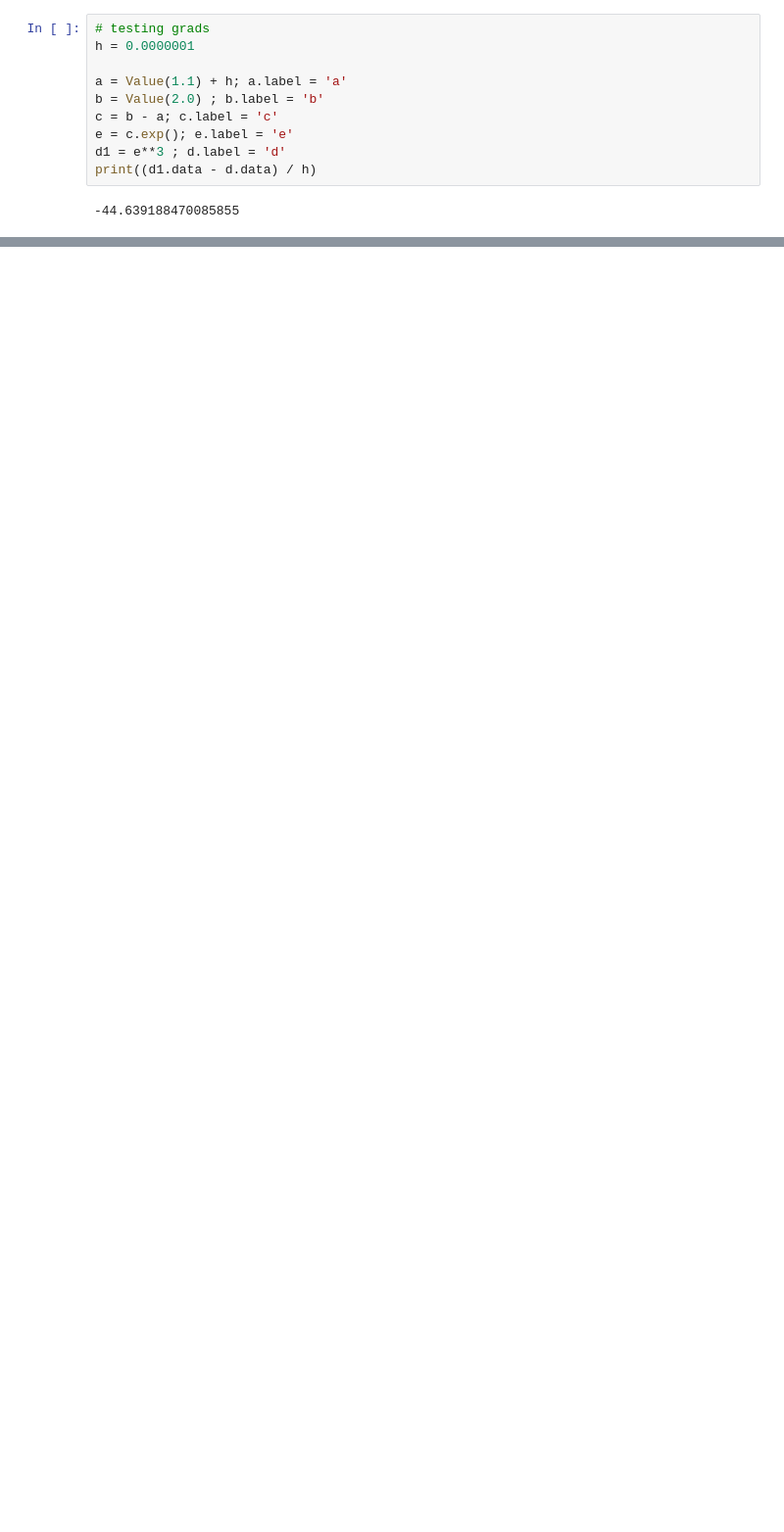
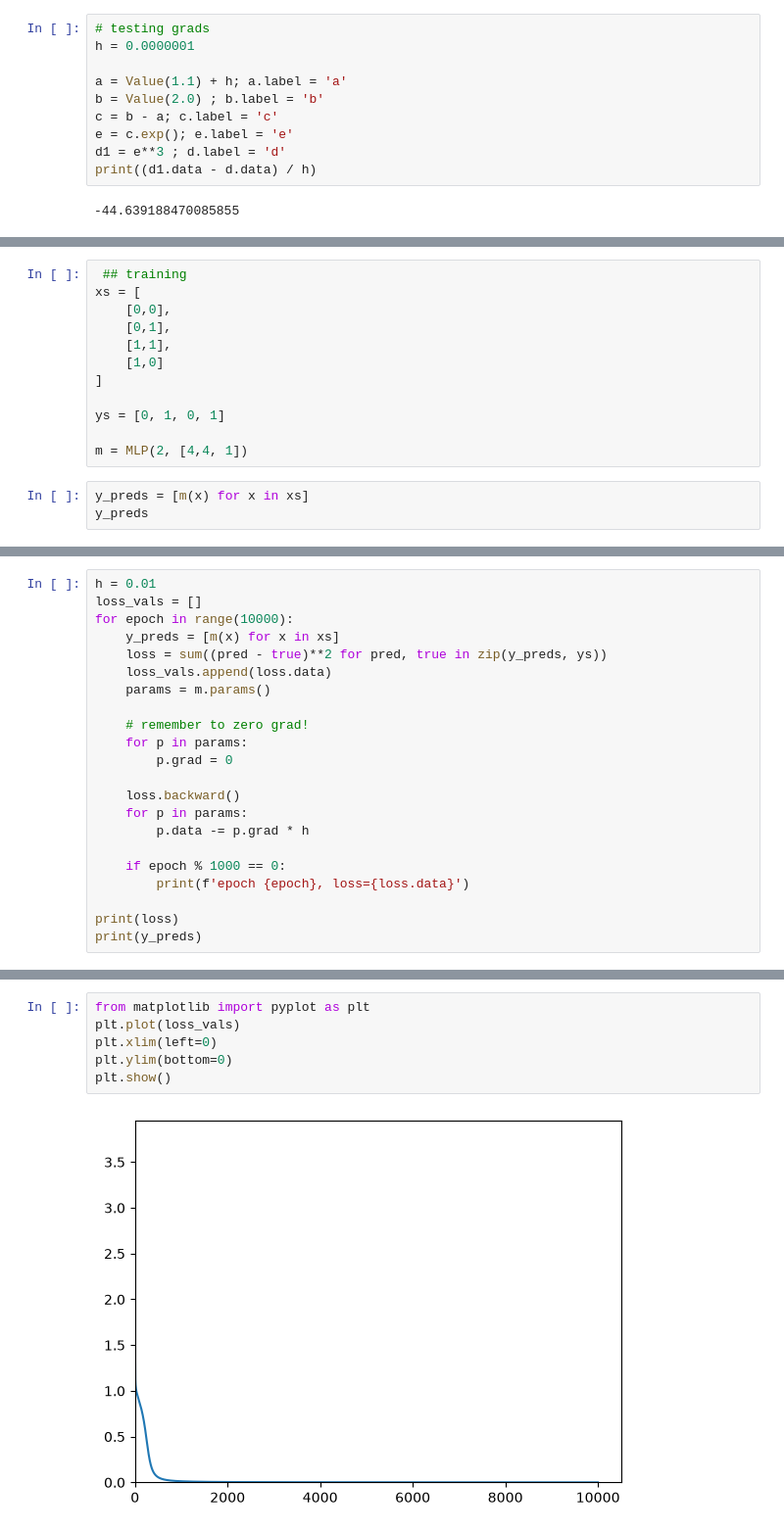
Before and after one commit to ameygupta007/NN-from-scratch, a Jupyter notebook: viz.ipynb, the cells around one changed output, grey strips where cells are left out. Shown at 98% size. Cells and saved outputs as stored; diff of their text form; blank space fills up the shorter version.

```diff
--- a/viz.ipynb
+++ b/viz.ipynb
@@ -74,0 +81,15 @@ print((d1.data - d.data) / h)
+# %%
+ ## training
+xs = [
+    [0,0],
+    [0,1],
+    [1,1],
+    [1,0]
+]
+
+ys = [0, 1, 0, 1]
+
+m = MLP(2, [4,4, 1])
+# %%
+y_preds = [m(x) for x in xs]
+y_preds
@@ -74,0 +101,22 @@ print((d1.data - d.data) / h)
+# %%
+h = 0.01
+loss_vals = []
+for epoch in range(10000):
+    y_preds = [m(x) for x in xs]
+    loss = sum((pred - true)**2 for pred, true in zip(y_preds, ys))
+    loss_vals.append(loss.data)
+    params = m.params()
+
+    # remember to zero grad!
+    for p in params:
+        p.grad = 0
+
+    loss.backward()
+    for p in params:
+        p.data -= p.grad * h
+
+    if epoch % 1000 == 0:
+        print(f'epoch {epoch}, loss={loss.data}')
+
+print(loss)
+print(y_preds)
@@ -74,0 +136,8 @@ print((d1.data - d.data) / h)
+# %%
+from matplotlib import pyplot as plt
+plt.plot(loss_vals)
+plt.xlim(left=0)
+plt.ylim(bottom=0)
+plt.show()
+# %% [output]
+[figure, added]
```
Also changed, not shown: parts of 7 cells of this notebook, 3 other files.
